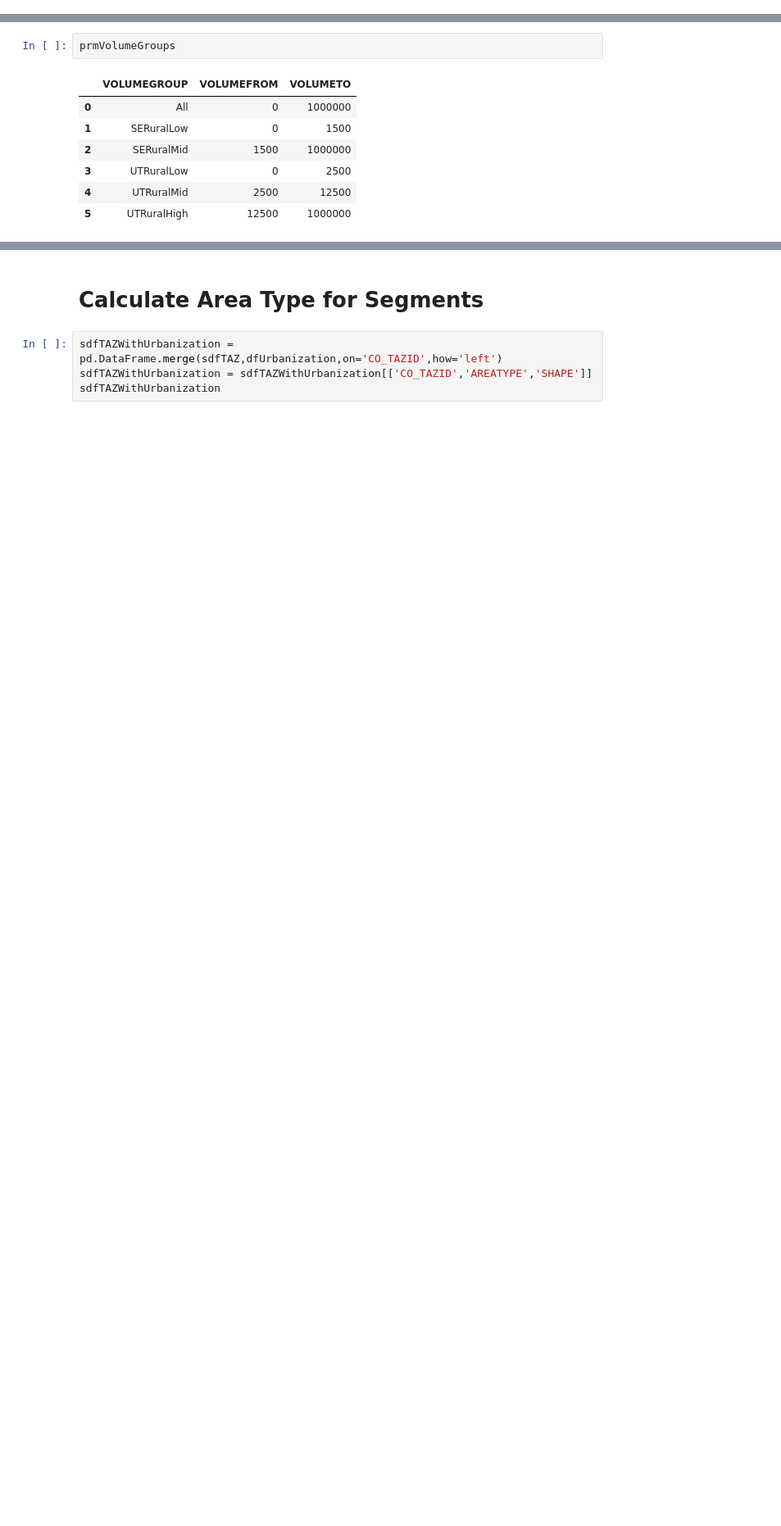
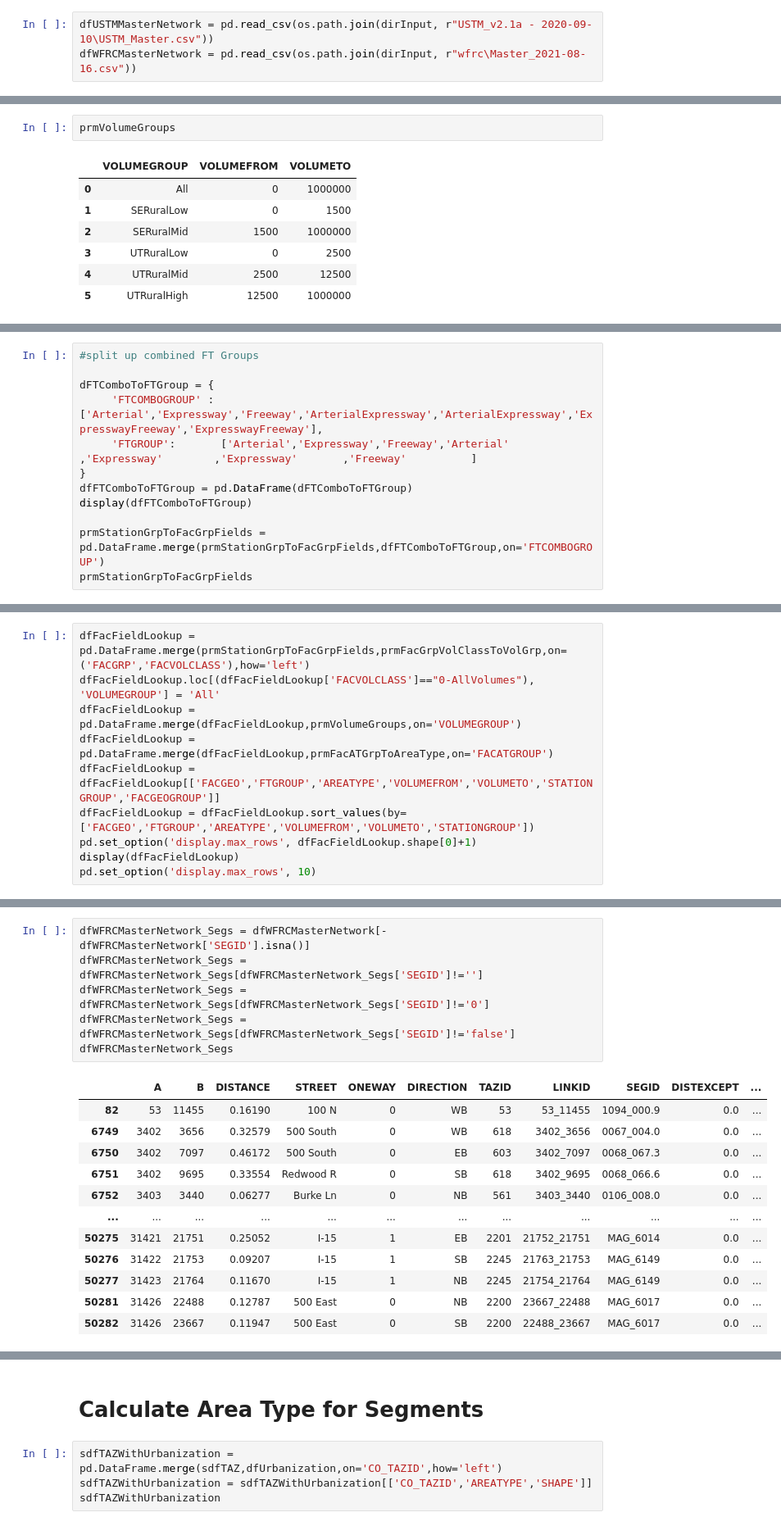
Before and after one commit to WFRCAnalytics/DATA-UDOT-Segment-Factors, a Jupyter notebook: 8_Prepare-Segments.ipynb, the cells around one changed output, grey strips where cells are left out. Shown at 82% size. Drawn from its saved outputs; the diff is of its cells as text; blank space fills up the shorter version.

Commit message:
combined factor groups created

```diff
--- a/8_Prepare-Segments.ipynb
+++ b/8_Prepare-Segments.ipynb
@@ -79,6 +93,9 @@ sdfGeographies = pd.DataFrame.spatial.from_featureclass(os.path.join(dirWork,  r
 # %%
 sdfTAZ = pd.DataFrame.spatial.from_featureclass(os.path.join(dirInput, r"USTM_v2.1a - 2020-09-10\BY_2019\TAZ.shp"))
 dfUrbanization = pd.read_csv(os.path.join(dirInput, r"USTM_v2.1a - 2020-09-10\BY_2019\Urbanization.csv"))
+# %%
+dfUSTMMasterNetwork = pd.read_csv(os.path.join(dirInput, r"USTM_v2.1a - 2020-09-10\USTM_Master.csv"))
+dfWFRCMasterNetwork = pd.read_csv(os.path.join(dirInput, r"wfrc\Master_2021-08-16.csv"))
 # %%
 #read processed data
 dfCCSFactors = pd.read_csv(os.path.join(dirIntermediate, r'CCS_Factors.csv'))
@@ -270,0 +228,12 @@ dfSsnFieldLookup
+# %%
+#split up combined FT Groups
+
+dFTComboToFTGroup = {
+     'FTCOMBOGROUP' : ['Arterial','Expressway','Freeway','ArterialExpressway','ArterialExpressway','ExpresswayFreeway','ExpresswayFreeway'],
+     'FTGROUP':       ['Arterial','Expressway','Freeway','Arterial'          ,'Expressway'        ,'Expressway'       ,'Freeway'          ]
+}
+dfFTComboToFTGroup = pd.DataFrame(dFTComboToFTGroup)
+display(dfFTComboToFTGroup)
+
+prmStationGrpToFacGrpFields = pd.DataFrame.merge(prmStationGrpToFacGrpFields,dfFTComboToFTGroup,on='FTCOMBOGROUP')
+prmStationGrpToFacGrpFields
@@ -270,0 +279,10 @@ dfSsnFieldLookup
+# %%
+dfFacFieldLookup = pd.DataFrame.merge(prmStationGrpToFacGrpFields,prmFacGrpVolClassToVolGrp,on=('FACGRP','FACVOLCLASS'),how='left')
+dfFacFieldLookup.loc[(dfFacFieldLookup['FACVOLCLASS']=="0-AllVolumes"), 'VOLUMEGROUP'] = 'All'
+dfFacFieldLookup = pd.DataFrame.merge(dfFacFieldLookup,prmVolumeGroups,on='VOLUMEGROUP')
+dfFacFieldLookup = pd.DataFrame.merge(dfFacFieldLookup,prmFacATGrpToAreaType,on='FACATGROUP')
+dfFacFieldLookup = dfFacFieldLookup[['FACGEO','FTGROUP','AREATYPE','VOLUMEFROM','VOLUMETO','STATIONGROUP','FACGEOGROUP']]
+dfFacFieldLookup = dfFacFieldLookup.sort_values(by=['FACGEO','FTGROUP','AREATYPE','VOLUMEFROM','VOLUMETO','STATIONGROUP'])
+pd.set_option('display.max_rows', dfFacFieldLookup.shape[0]+1)
+display(dfFacFieldLookup)
+pd.set_option('display.max_rows', 10)
@@ -270,0 +376,19 @@ dfSsnFieldLookup
+# %%
+dfWFRCMasterNetwork_Segs = dfWFRCMasterNetwork[-dfWFRCMasterNetwork['SEGID'].isna()]
+dfWFRCMasterNetwork_Segs = dfWFRCMasterNetwork_Segs[dfWFRCMasterNetwork_Segs['SEGID']!='']
+dfWFRCMasterNetwork_Segs = dfWFRCMasterNetwork_Segs[dfWFRCMasterNetwork_Segs['SEGID']!='0']
+dfWFRCMasterNetwork_Segs = dfWFRCMasterNetwork_Segs[dfWFRCMasterNetwork_Segs['SEGID']!='false']
+dfWFRCMasterNetwork_Segs
+# %% [output]
+|  | A | B | DISTANCE | STREET | ONEWAY | DIRECTION | TAZID | LINKID | SEGID | DISTEXCEPT | ... |
+| 82 | 53 | 11455 | 0.16190 | 100 N | 0 | WB | 53 | 53_11455 | 1094_000.9 | 0.0 | ... |
+| 6749 | 3402 | 3656 | 0.32579 | 500 South | 0 | WB | 618 | 3402_3656 | 0067_004.0 | 0.0 | ... |
+| 6750 | 3402 | 7097 | 0.46172 | 500 South | 0 | EB | 603 | 3402_7097 | 0068_067.3 | 0.0 | ... |
+| 6751 | 3402 | 9695 | 0.33554 | Redwood R | 0 | SB | 618 | 3402_9695 | 0068_066.6 | 0.0 | ... |
+| 6752 | 3403 | 3440 | 0.06277 | Burke Ln | 0 | NB | 561 | 3403_3440 | 0106_008.0 | 0.0 | ... |
+| ... | ... | ... | ... | ... | ... | ... | ... | ... | ... | ... | ... |
+| 50275 | 31421 | 21751 | 0.25052 | I-15 | 1 | EB | 2201 | 21752_21751 | MAG_6014 | 0.0 | ... |
+| 50276 | 31422 | 21753 | 0.09207 | I-15 | 1 | SB | 2245 | 21763_21753 | MAG_6149 | 0.0 | ... |
+| 50277 | 31423 | 21764 | 0.11670 | I-15 | 1 | NB | 2245 | 21754_21764 | MAG_6149 | 0.0 | ... |
+| 50281 | 31426 | 22488 | 0.12787 | 500 East | 0 | NB | 2200 | 23667_22488 | MAG_6017 | 0.0 | ... |
+| 50282 | 31426 | 23667 | 0.11947 | 500 East | 0 | SB | 2200 | 22488_23667 | MAG_6017 | 0.0 | ... |
```
Also changed, not shown: parts of 71 cells of this notebook, 55 other files.
